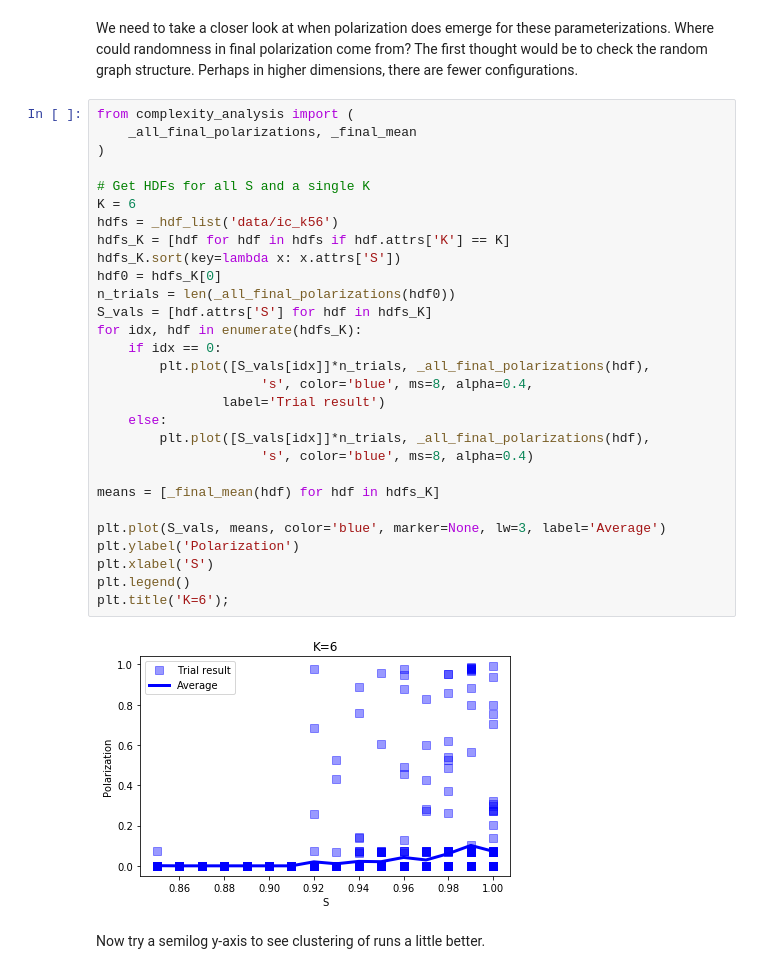
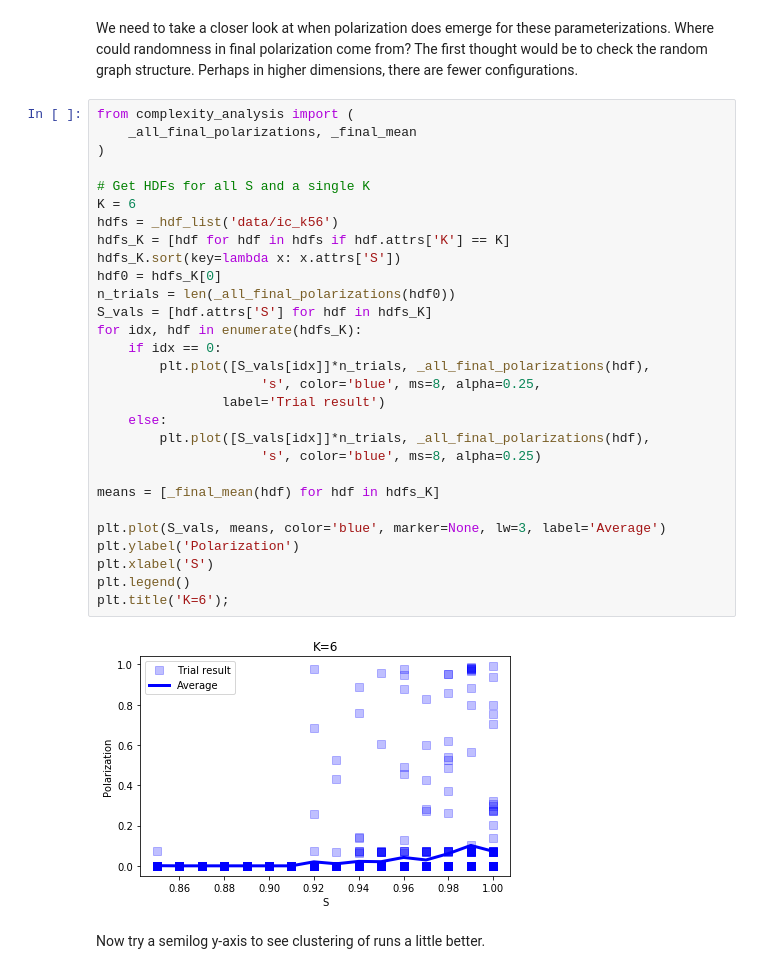
Before and after one commit to mt-digital/polarization, a Jupyter notebook: Complexity plots development 4-14.ipynb, the cells around one changed output. Drawn from its saved outputs; the diff is of its cells as text.

Commit message:
developed better plots for P vs S for different K

```diff
--- a/Complexity plots development 4-14.ipynb
+++ b/Complexity plots development 4-14.ipynb
@@ -36,34 +36,34 @@ We need to take a closer look at when polarization does emerge for these paramet
 # %%
 from complexity_analysis import (
     _all_final_polarizations, _final_mean
 )
 
 # Get HDFs for all S and a single K
 K = 6
 hdfs = _hdf_list('data/ic_k56')
 hdfs_K = [hdf for hdf in hdfs if hdf.attrs['K'] == K]
 hdfs_K.sort(key=lambda x: x.attrs['S'])
 hdf0 = hdfs_K[0]
 n_trials = len(_all_final_polarizations(hdf0))
 S_vals = [hdf.attrs['S'] for hdf in hdfs_K]
 for idx, hdf in enumerate(hdfs_K):
     if idx == 0:
         plt.plot([S_vals[idx]]*n_trials, _all_final_polarizations(hdf),
-                     's', color='blue', ms=8, alpha=0.4,
+                     's', color='blue', ms=8, alpha=0.25,
                 label='Trial result')
     else:
         plt.plot([S_vals[idx]]*n_trials, _all_final_polarizations(hdf),
-                     's', color='blue', ms=8, alpha=0.4)
+                     's', color='blue', ms=8, alpha=0.25)
 
 means = [_final_mean(hdf) for hdf in hdfs_K]
 
 plt.plot(S_vals, means, color='blue', marker=None, lw=3, label='Average')
 plt.ylabel('Polarization')
 plt.xlabel('S')
 plt.legend()
 plt.title('K=6');
 # %% [output]
-[figure, old version]
+[figure, new version]
 # %% [markdown]
 Now try a semilog y-axis to see clustering of runs a little better.
 # %%
```
Also changed, not shown: parts of 5 cells of this notebook, 2 other files.
